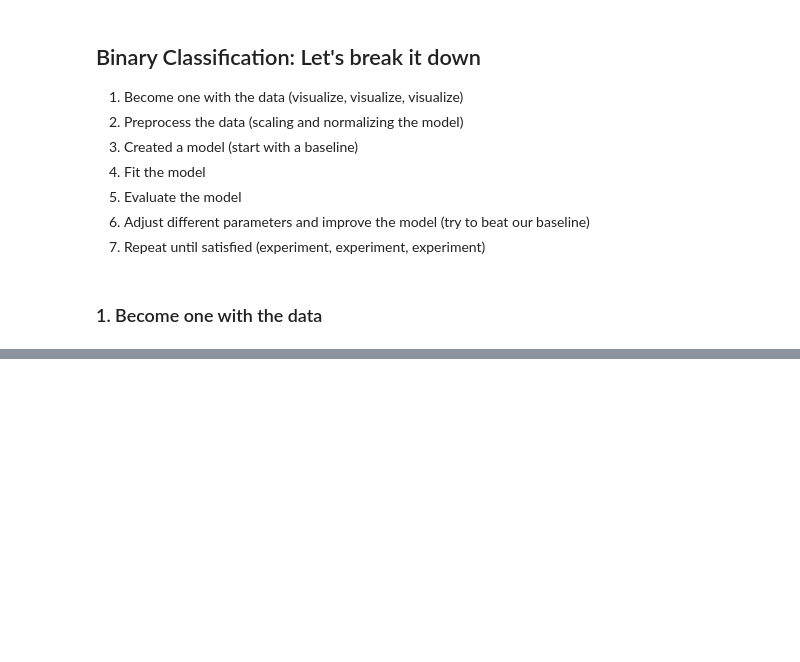
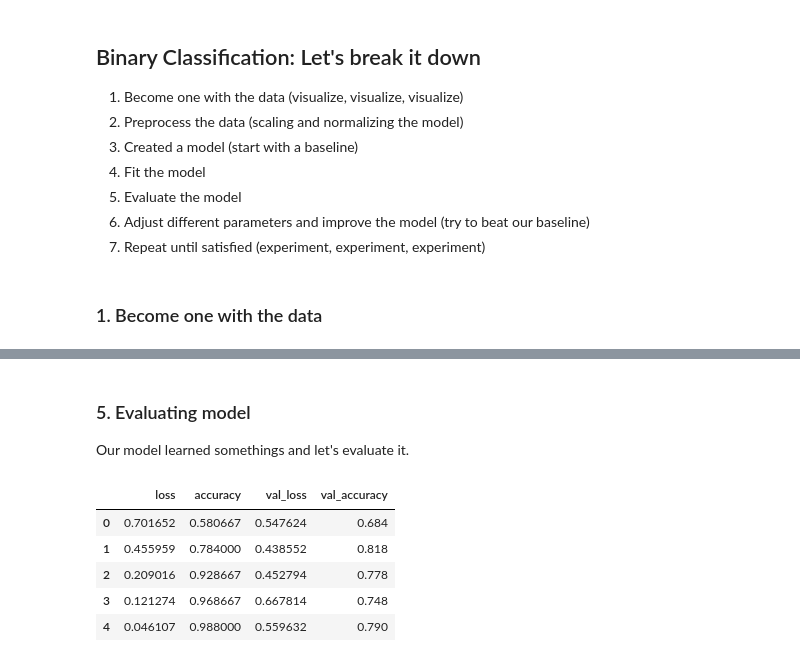
Before and after one commit to SedatParlak/tensorflow, a Jupyter notebook: 03_introduction_computervision_with_tensorflow.ipynb, the cells around one changed output, grey strips where cells are left out. Saved outputs shown, nothing was run; the diff lists cells and outputs as text; code cells hidden in the pictures; blank space fills up the shorter version.

```diff
--- a/03_introduction_computervision_with_tensorflow.ipynb
+++ b/03_introduction_computervision_with_tensorflow.ipynb
@@ -427,0 +586,14 @@ Image shape: (512, 512, 3)
+# %% [markdown]
+### 5. Evaluating model
+
+Our model learned somethings and let's evaluate it.
+# %%
+# Let's return history into dataframe
+pd.DataFrame(history_4.history)
+# %% [output]
+|  | loss | accuracy | val_loss | val_accuracy |
+| 0 | 0.701652 | 0.580667 | 0.547624 | 0.684 |
+| 1 | 0.455959 | 0.784000 | 0.438552 | 0.818 |
+| 2 | 0.209016 | 0.928667 | 0.452794 | 0.778 |
+| 3 | 0.121274 | 0.968667 | 0.667814 | 0.748 |
+| 4 | 0.046107 | 0.988000 | 0.559632 | 0.790 |
```
Also changed, not shown: parts of 37 cells of this notebook.
